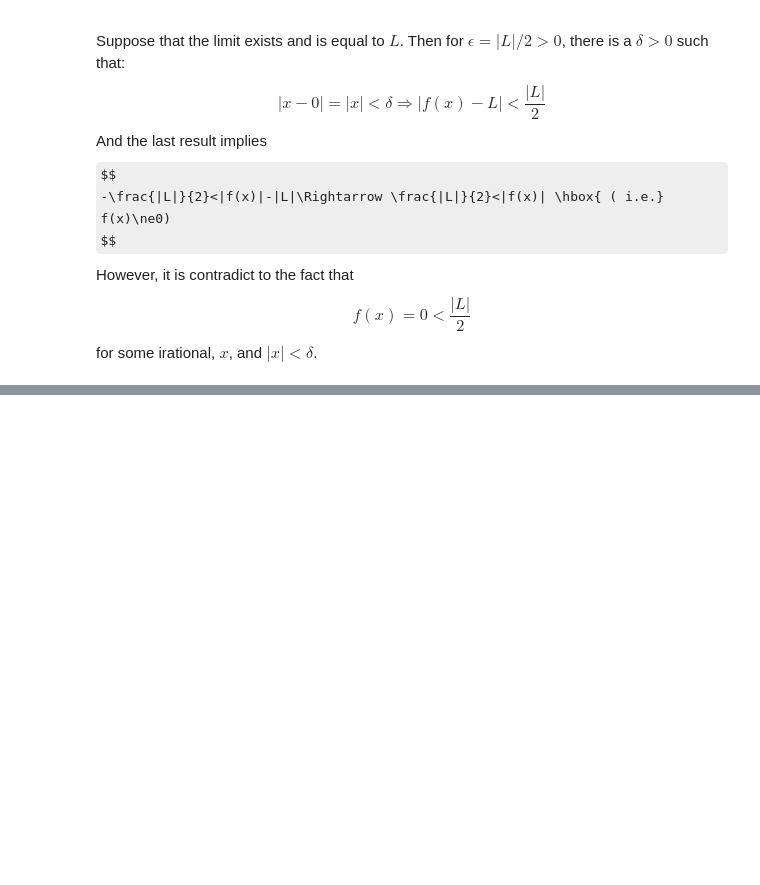
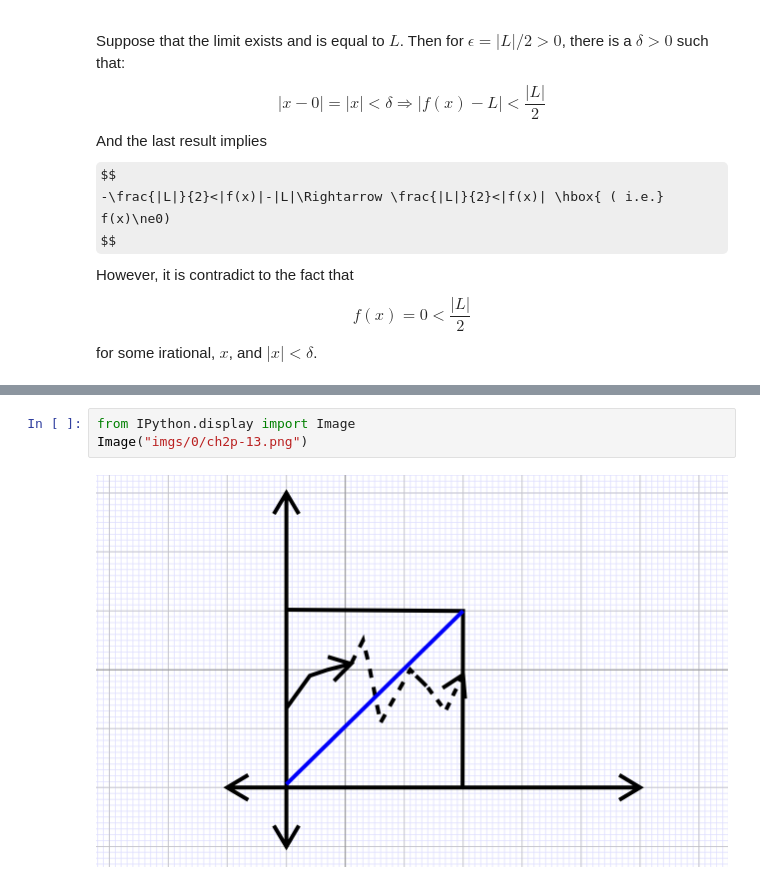
Before and after one commit to cchuang2009/2016-1, a Jupyter notebook: calculus/0.Functions and Their Graphs.ipynb, the cells around one changed output, grey strips where cells are left out. Drawn from its saved outputs; the diff is of its cells as text; some formulas as TeX source; blank space fills up the shorter version.

```diff
--- a/calculus/0.Functions and Their Graphs.ipynb
+++ b/calculus/0.Functions and Their Graphs.ipynb
@@ -447,3 +447,8 @@ And
 $$ F (0) \leqslant \color{red}{0} \leqslant F (1) $$
   then  $\exists c \in [0, 1] \rightarrow \color{brown}{0 = F (c) = c - f
   (c)} \Rightarrow c = f (c)$.
+# %%
+from IPython.display import Image
+Image("imgs/0/ch2p-13.png")
+# %% [output]
+[figure, added]
```
